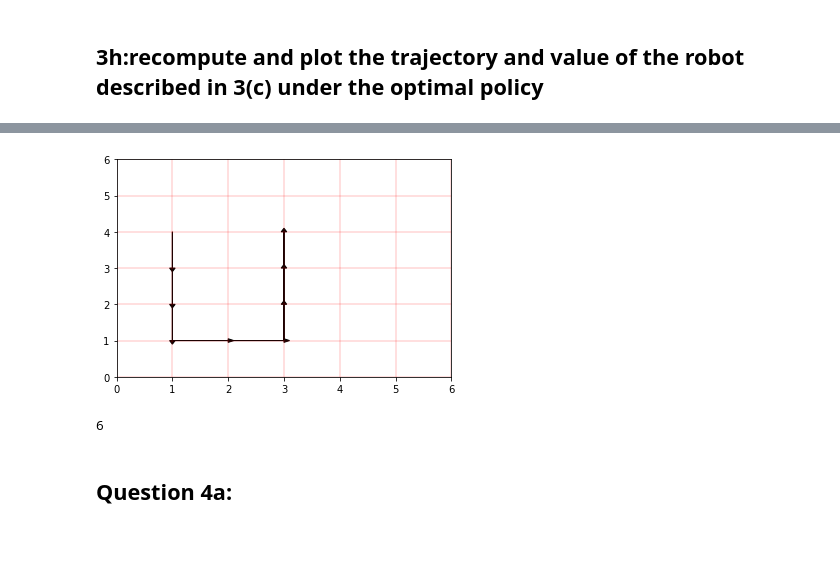
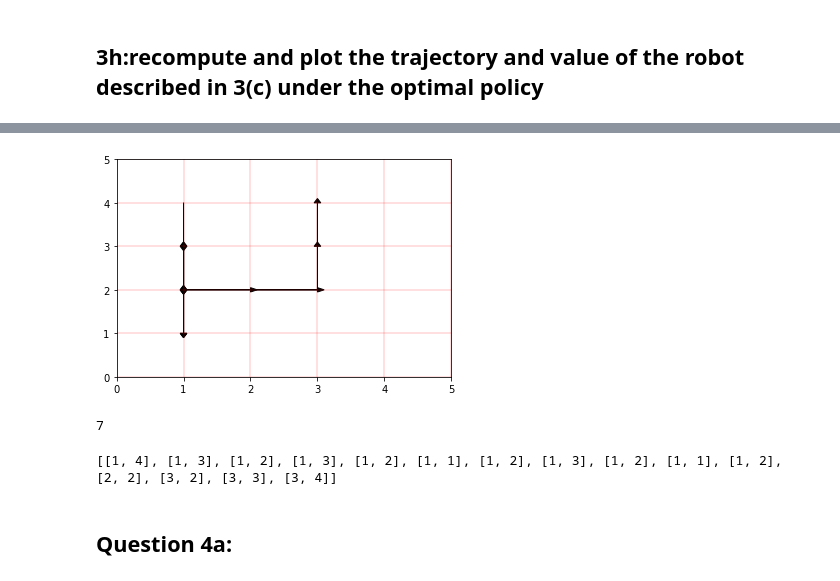
Before and after one commit to ashwinkannan94/EE209, a Jupyter notebook: PSET2/PSET2-Question5b-prob=0.25.ipynb, the cells around one changed output, grey strips where cells are left out. Cells and saved outputs as stored; diff of their text form; code cells hidden in the pictures; blank space fills up the shorter version.

```diff
--- a/PSET2/PSET2-Question5b-prob=0.25.ipynb
+++ b/PSET2/PSET2-Question5b-prob=0.25.ipynb
@@ -177,8 +177,11 @@ class MarkovDecisionProcess:
         # if I choose a random number between 0 and 1 and my number is less than 2*prob_of_error, I move in the wrong direction. If not, I move in the correct direction.
         random_number_generated = np.random.uniform(0,1)
         if random_number_generated < 2*prob_of_error:
+            try:
                 random_index = random.randrange(len(wrong_states))
                 return wrong_states[random_index]
+            except ValueError:
+                return correct_next_state
         else:
             return correct_next_state
     def reward(self, current_state):
@@ -200,7 +203,7 @@ class MarkovDecisionProcess:
                 reward = -100
             elif current_x == 2 or current_x == 4:
                 if current_y == 2 or current_y == 3 or current_y == 4:
-                    reward = -10
+                    reward = -1
                 else:
                     reward = 0
             else:
@@ -377,7 +380,7 @@ def compute_trajectory(policy, current_state, prob_of_error):
     # append the current x and y to the trajectory as an array
     full_trajectory.append([current_x, current_y])
     full_headings.append(current_heading)
-
+    i = 0
     # keep looping till we get to the goal
     while current_x != 3 or current_y != 4:
         move_from_policy, rotation_from_policy = policy.policy_action(current_state)
@@ -397,9 +400,11 @@ def compute_trajectory(policy, current_state, prob_of_error):
         next_state = MarkovDecisionProcess(6,6).compute_next_state(prob_of_error, current_state, action)
         current_x, current_y, current_heading = next_state.return_current_state()
         full_trajectory.append([current_x, current_y])
-        print(full_trajectory)
         full_headings.append(current_heading)
         current_state = next_state
+        i += 1
+        if full_trajectory[i] == full_trajectory[i-1]:
+            break
     return full_trajectory, full_headings
 # %% [markdown]
 ## Question 3c:
@@ -608,20 +608,24 @@ full_trajectory, full_headings = compute_trajectory(maxed_policy, current_state,
 # %%
-plt.xlim(0,6)
-plt.ylim(0,6)
+plt.xlim(0,5)
+plt.ylim(0,5)
 for i in range(len(full_trajectory)-1):
 #     pass
     x,y = full_trajectory[i]
     x_one_up, y_one_up = full_trajectory[i+1]
     plt.arrow(x,y,x_one_up-x,y_one_up-y, head_width=0.1, head_length=0.1,fc='k', ec='k')
 # plt.arrow(1, 4, 0, -1, head_width=0.05, head_length=0.1, fc='k', ec='k')
 plt.grid(color='r', linestyle='-', linewidth=0.25)
 plt.show()
 # %% [output]
-[figure, old version]
+[figure, new version]
 # %%
 print(full_headings[-1])
 # %% [output]
-6
+7
+# %%
+print(full_trajectory)
+# %% [output]
+[[1, 4], [1, 3], [1, 2], [1, 3], [1, 2], [1, 1], [1, 2], [1, 3], [1, 2], [1, 1], [1, 2], [2, 2], [3, 2], [3, 3], [3, 4]]
 # %% [markdown]
 ## Question 4a:
 # %%
```
Also changed, not shown: parts of 7 cells of this notebook.
